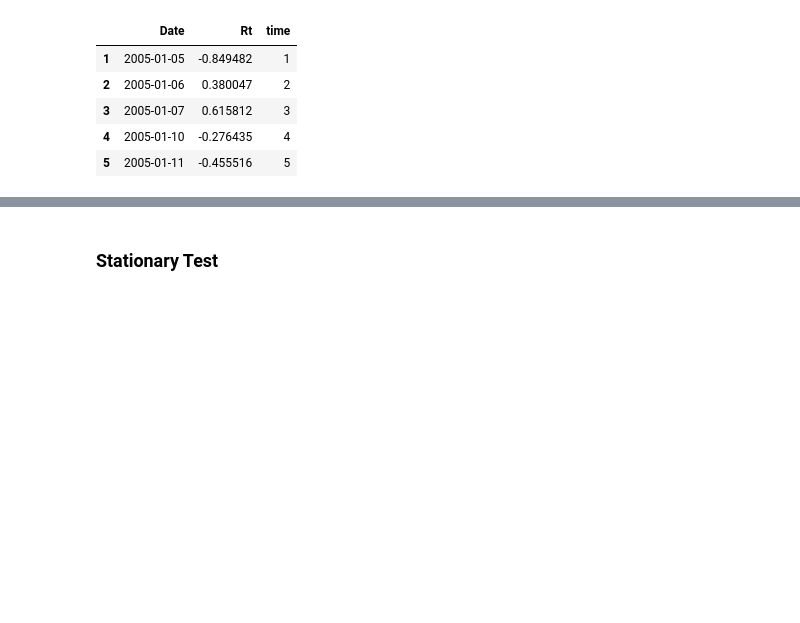
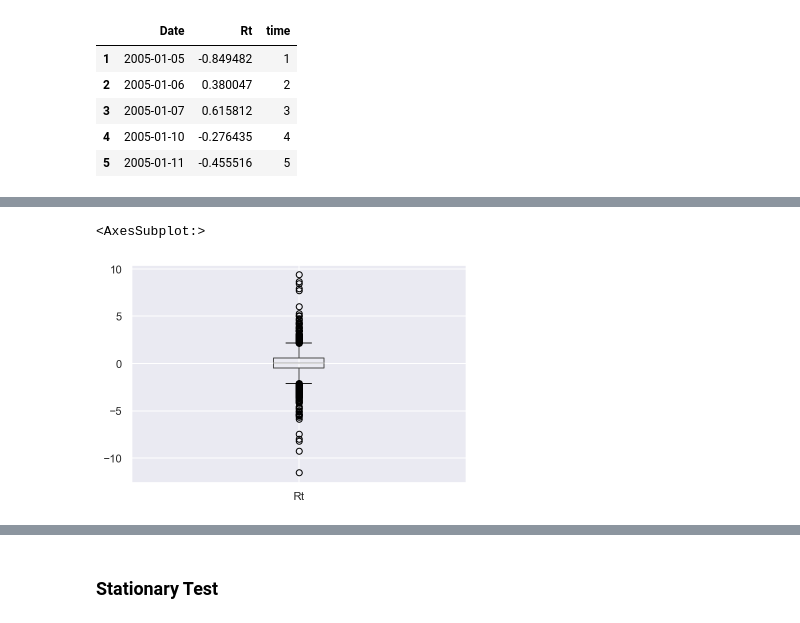
Before and after one commit to saanghyuk/tsa, a Jupyter notebook: individual_assignment.ipynb, the cells around one changed output, grey strips where cells are left out. Drawn from its saved outputs; the diff is of its cells as text; code cells hidden in the pictures; blank space fills up the shorter version.

```diff
--- a/individual_assignment.ipynb
+++ b/individual_assignment.ipynb
@@ -44,0 +66,5 @@ df.head()
+# %%
+df[["Rt"]].boxplot()
+# %% [output]
+<AxesSubplot:>
+[figure, added]
```
Also changed, not shown: parts of 14 cells of this notebook, 3 other files.
